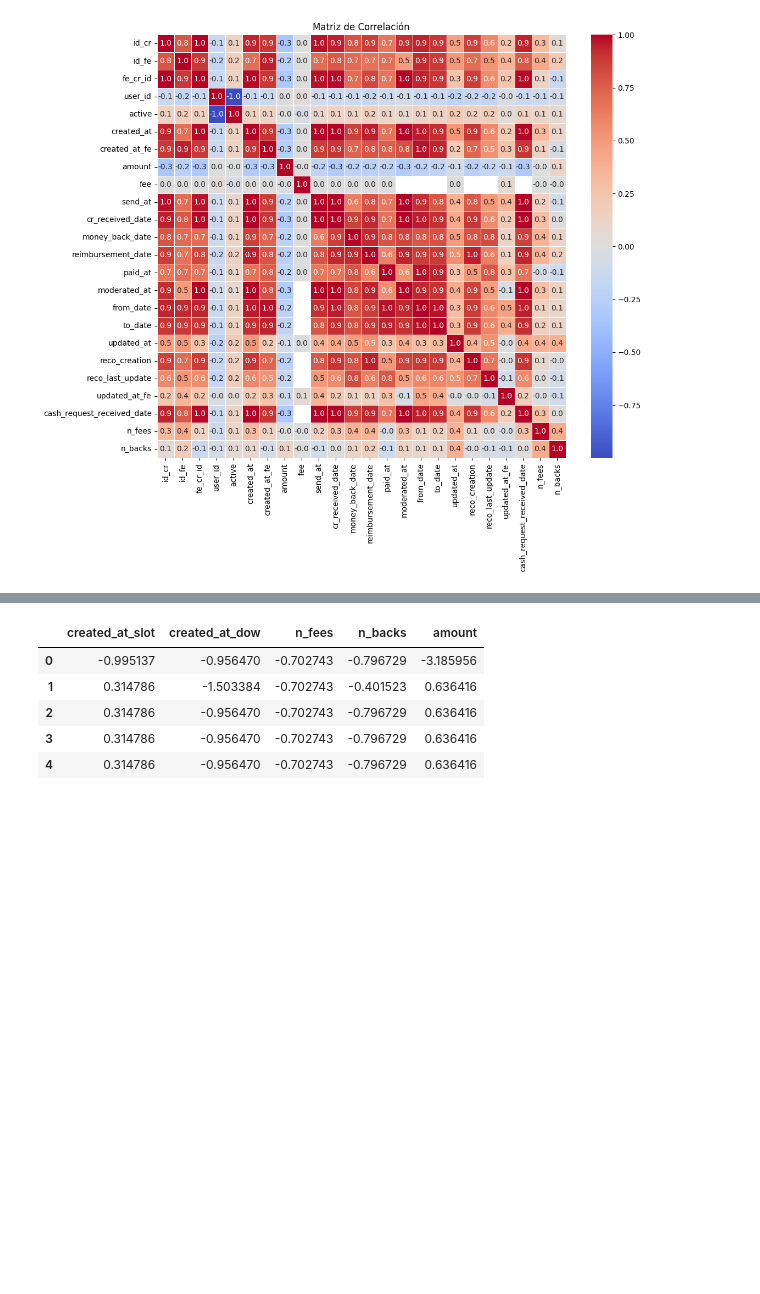
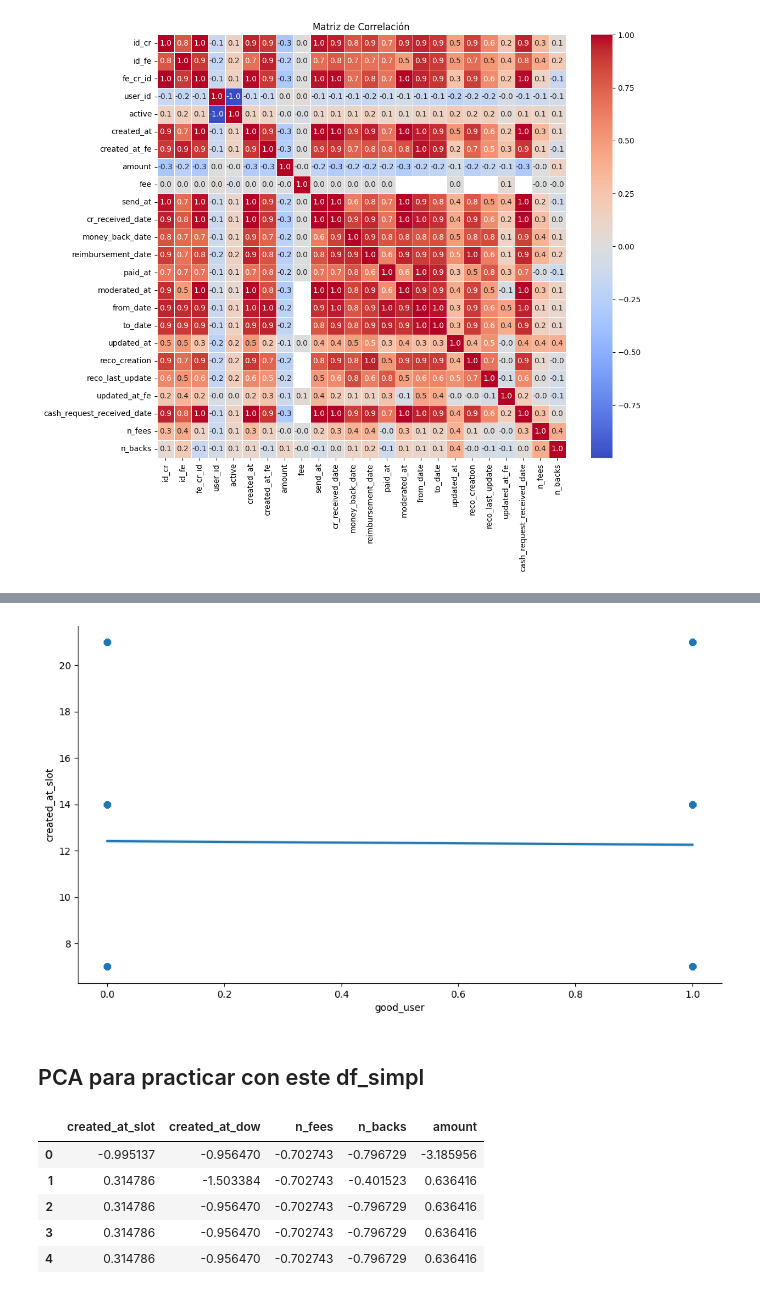
Before and after one commit to Data-Science-Pasta-Loca/ProyectoPastaLoca2, a Jupyter notebook: Alba/modelo.ipynb, the cells around one changed output, grey strips where cells are left out. Saved outputs shown, nothing was run; the diff lists cells and outputs as text; code cells hidden in the pictures; blank space fills up the shorter version.

```diff
--- a/Alba/modelo.ipynb
+++ b/Alba/modelo.ipynb
@@ -117,3 +117,11 @@ plt.show()
+# %%
+# Visualización de la relación entre variables de 2 a 2
+g = sns.lmplot(x="good_user", y="created_at_slot", data=df_simpl, aspect=2);
+g.fig.set_size_inches(10, 6)
+# %% [output]
+[figure, added]
+# %% [markdown]
+## PCA para practicar con este df_simpl
 # %%
 from sklearn.decomposition import PCA
 from sklearn.datasets import load_iris
```
Also changed, not shown: parts of 11 cells of this notebook, 1 other file.
